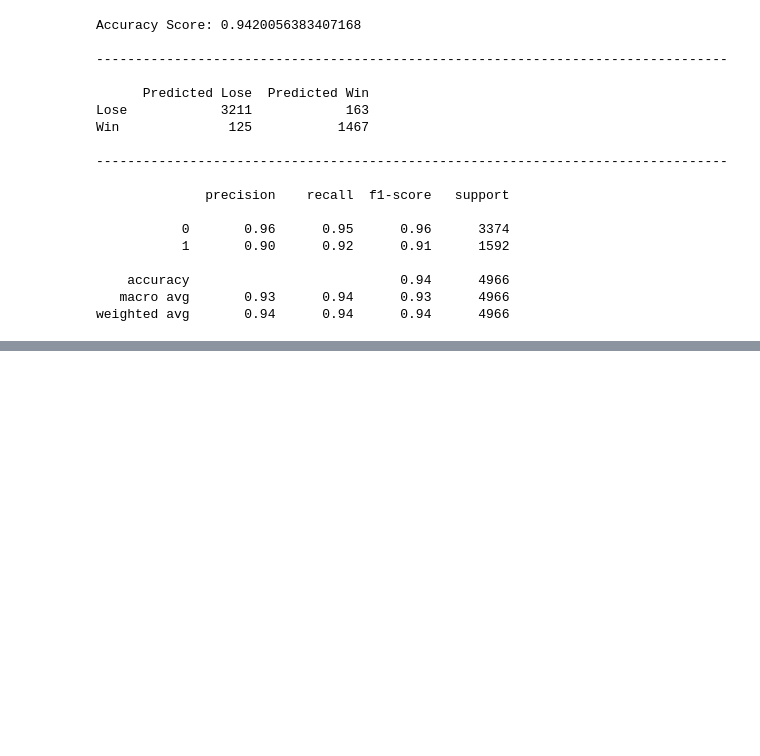
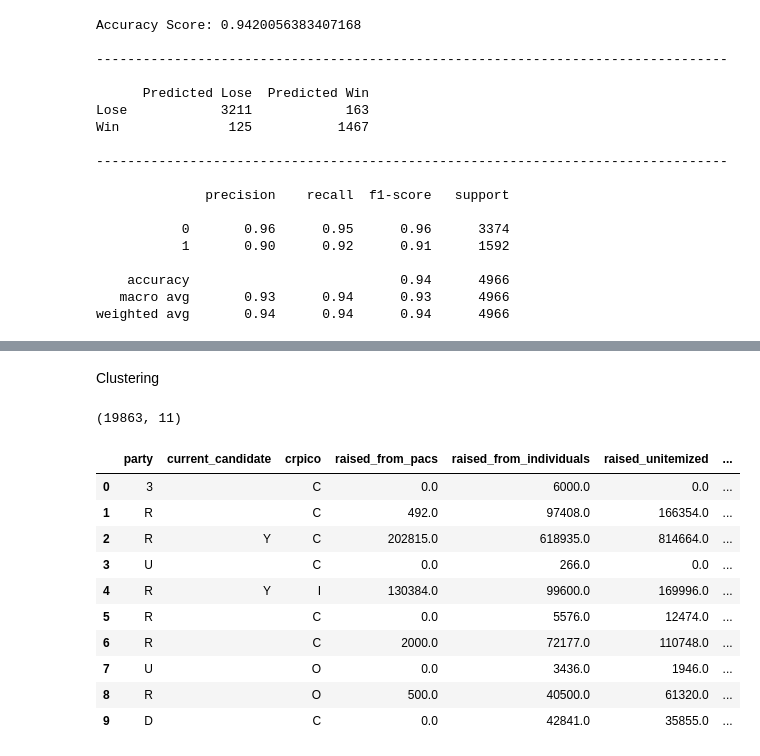
Before and after one commit to armyofkittens/Analyze-This-Campaign-Finance-Analysis, a Jupyter notebook: ML_modeling_v1.ipynb, the cells around one changed output, grey strips where cells are left out. Drawn from its saved outputs; the diff is of its cells as text; code cells hidden in the pictures; blank space fills up the shorter version.

```diff
--- a/ML_modeling_v1.ipynb
+++ b/ML_modeling_v1.ipynb
@@ -284,0 +409,38 @@ weighted avg       0.94      0.94      0.94      4966
+# %% [markdown]
+Clustering
+# %%
+# Initialize the K-Means model.
+model = KMeans(n_clusters=5, random_state=0)
+
+# Fit the model
+model.fit(pca_df)
+
+# Predict clusters
+predicts = model.predict(pca_df)
+# %%
+# Create a new DataFrame including predicted clusters and candidate features.
+# Concatentate the df_clust and pcs_df DataFrames on the same columns.
+clustered_df = df_clust.join(pca_df, how='inner')
+
+#  Add a new column, "CoinName" to the clustered_df DataFrame that holds the names of the cryptocurrencies.
+clustered_df = clustered_df.join(name, how='inner')
+
+#  Add a new column, "Class" to the clustered_df DataFrame that holds the predictions.
+clustered_df['Class'] = model.labels_
+
+# Print the shape of the clustered_df
+print(clustered_df.shape)
+clustered_df.head(10)
+# %% [output]
+(19863, 11)
+|  | party | current_candidate | crpico | raised_from_pacs | raised_from_individuals | raised_unitemized | ... |
+| 0 | 3 |  | C | 0.0 | 6000.0 | 0.0 | ... |
+| 1 | R |  | C | 492.0 | 97408.0 | 166354.0 | ... |
+| 2 | R | Y | C | 202815.0 | 618935.0 | 814664.0 | ... |
+| 3 | U |  | C | 0.0 | 266.0 | 0.0 | ... |
+| 4 | R | Y | I | 130384.0 | 99600.0 | 169996.0 | ... |
+| 5 | R |  | C | 0.0 | 5576.0 | 12474.0 | ... |
+| 6 | R |  | C | 2000.0 | 72177.0 | 110748.0 | ... |
+| 7 | U |  | O | 0.0 | 3436.0 | 1946.0 | ... |
+| 8 | R |  | O | 500.0 | 40500.0 | 61320.0 | ... |
+| 9 | D |  | C | 0.0 | 42841.0 | 35855.0 | ... |
```
Also changed, not shown: parts of 16 cells of this notebook.
